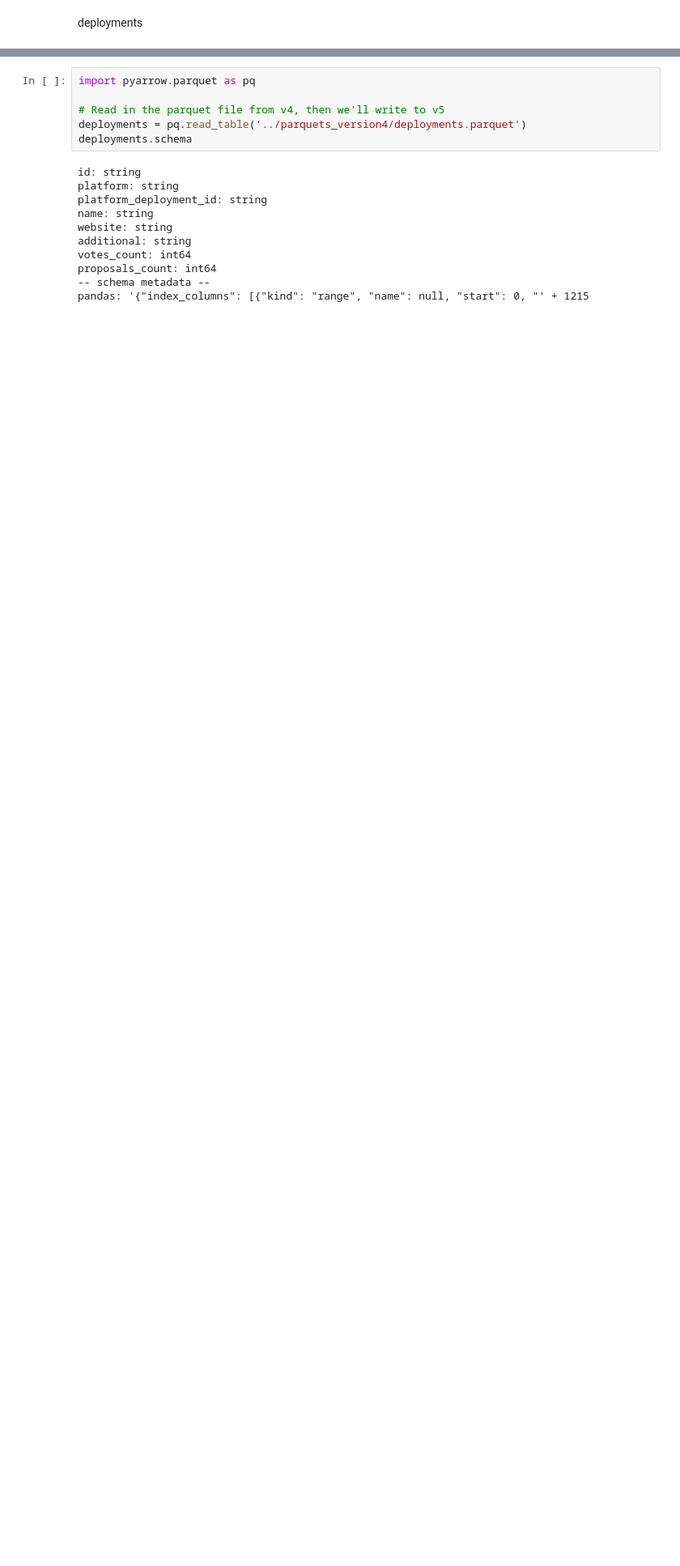
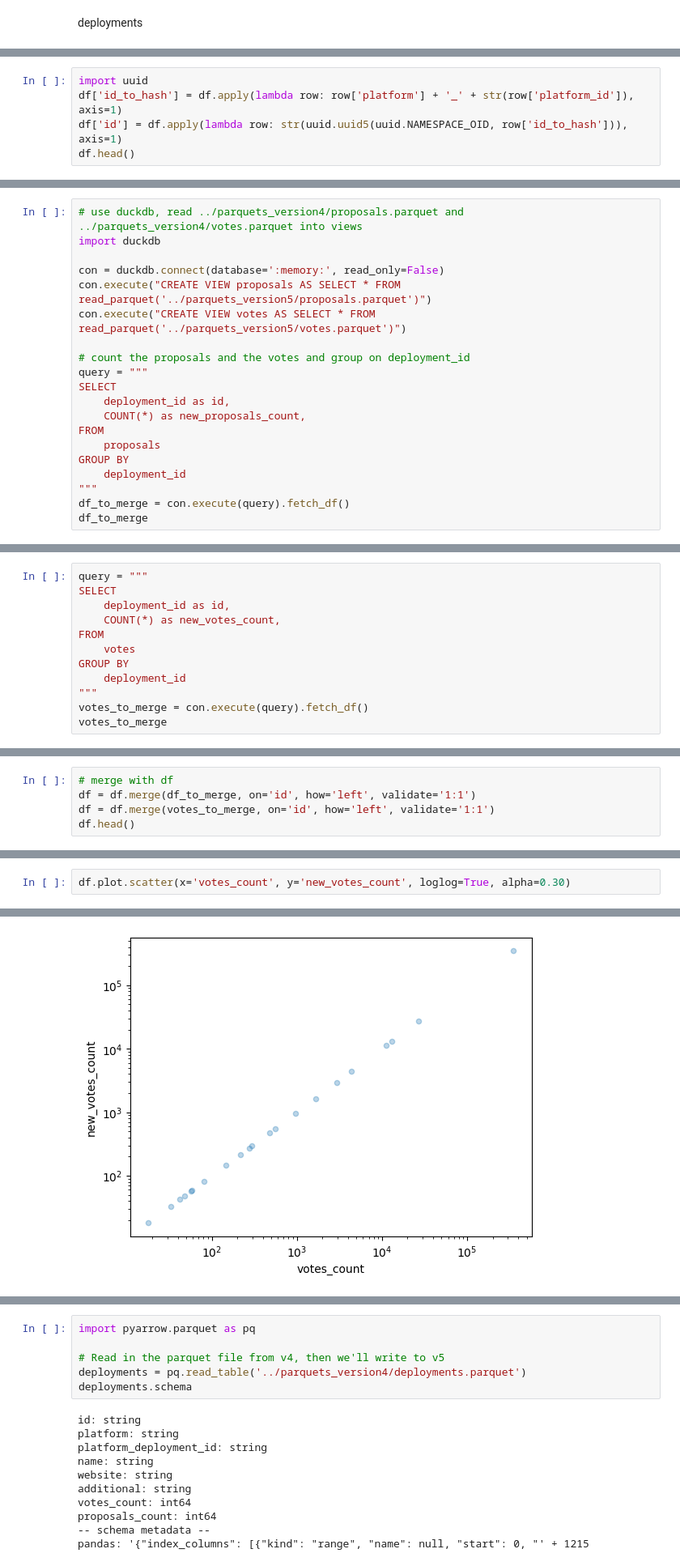
Before and after one commit to daviddavo/daos-verano, a Jupyter notebook: parquet_cleanup/v5_prepare_governor_deployments.ipynb, the cells around one changed output, grey strips where cells are left out. Shown at 81% size. Cells and saved outputs as stored; diff of their text form; blank space fills up the shorter version.

Commit message:
feat: update governor data in parquets

```diff
--- a/parquet_cleanup/v5_prepare_governor_deployments.ipynb
+++ b/parquet_cleanup/v5_prepare_governor_deployments.ipynb
@@ -11,3 +11,8 @@ governor_deployments_df.head()
 | 2 | governor | 00453db4-685a-4221-9ad1-fda0d82c3a8a | Cream Finance | NaN | NaN | 0 | 46 |
 | 3 | governor | 004556b2-f0c0-4843-887c-4b539140ee43 | Bleeps DAO | NaN | NaN | 0 | 0 |
 | 4 | governor | 0050d8cf-2650-4d66-94dc-77d871b0d755 | Psychedelic | NaN | NaN | 0 | 0 |
+# %%
+import uuid
+df['id_to_hash'] = df.apply(lambda row: row['platform'] + '_' + str(row['platform_id']), axis=1)
+df['id'] = df.apply(lambda row: str(uuid.uuid5(uuid.NAMESPACE_OID, row['id_to_hash'])), axis=1)
+df.head()
@@ -13,0 +26,20 @@ governor_deployments_df.head()
+# %%
+# use duckdb, read ../parquets_version4/proposals.parquet and ../parquets_version4/votes.parquet into views
+import duckdb
+
+con = duckdb.connect(database=':memory:', read_only=False)
+con.execute("CREATE VIEW proposals AS SELECT * FROM read_parquet('../parquets_version5/proposals.parquet')")
+con.execute("CREATE VIEW votes AS SELECT * FROM read_parquet('../parquets_version5/votes.parquet')")
+
+# count the proposals and the votes and group on deployment_id
+query = """
+SELECT
+    deployment_id as id,
+    COUNT(*) as new_proposals_count,
+FROM
+    proposals
+GROUP BY
+    deployment_id
+"""
+df_to_merge = con.execute(query).fetch_df()
+df_to_merge
@@ -13,0 +60,12 @@ governor_deployments_df.head()
+# %%
+query = """
+SELECT
+    deployment_id as id,
+    COUNT(*) as new_votes_count,
+FROM
+    votes
+GROUP BY
+    deployment_id
+"""
+votes_to_merge = con.execute(query).fetch_df()
+votes_to_merge
@@ -13,0 +86,5 @@ governor_deployments_df.head()
+# %%
+# merge with df
+df = df.merge(df_to_merge, on='id', how='left', validate='1:1')
+df = df.merge(votes_to_merge, on='id', how='left', validate='1:1')
+df.head()
@@ -13,0 +123,3 @@ governor_deployments_df.head()
+# %%
+df.plot.scatter(x='votes_count', y='new_votes_count', loglog=True, alpha=0.30)
+# %% [output]
@@ -13,0 +127 @@ governor_deployments_df.head()
+[figure, added]
```
Also changed, not shown: parts of 25 cells of this notebook, 2 other files.
